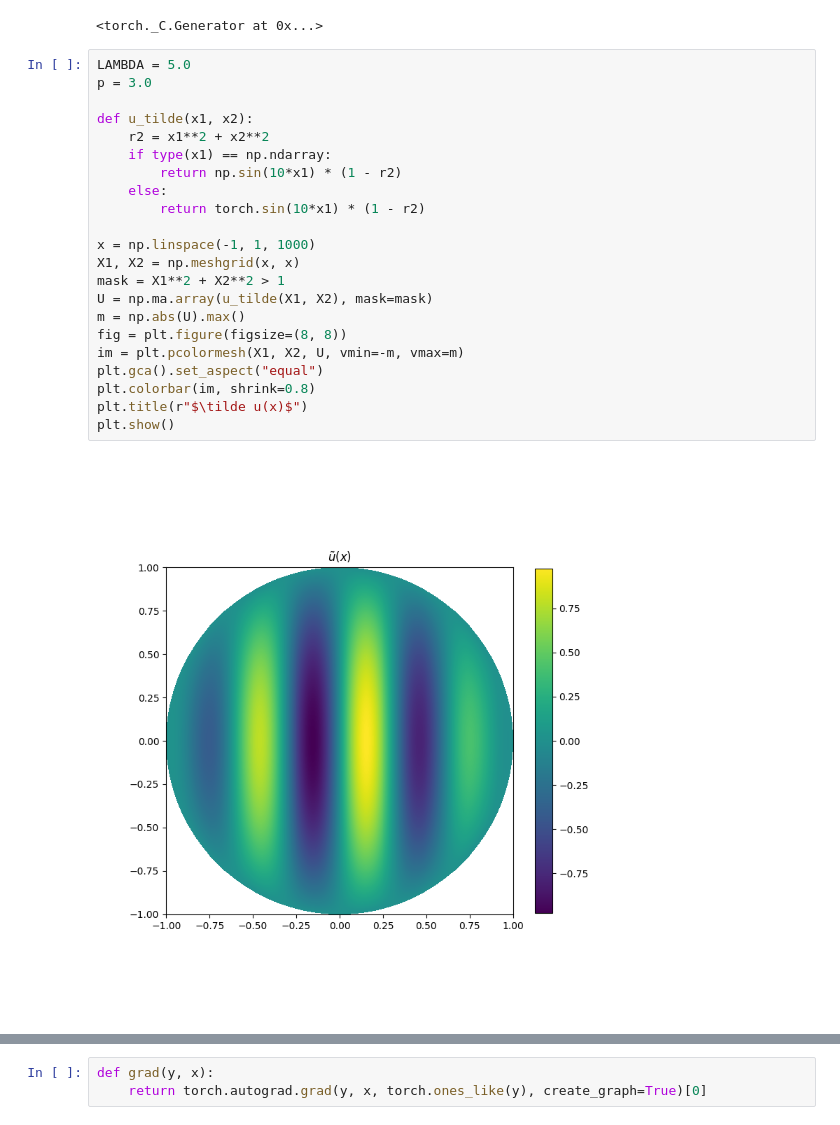
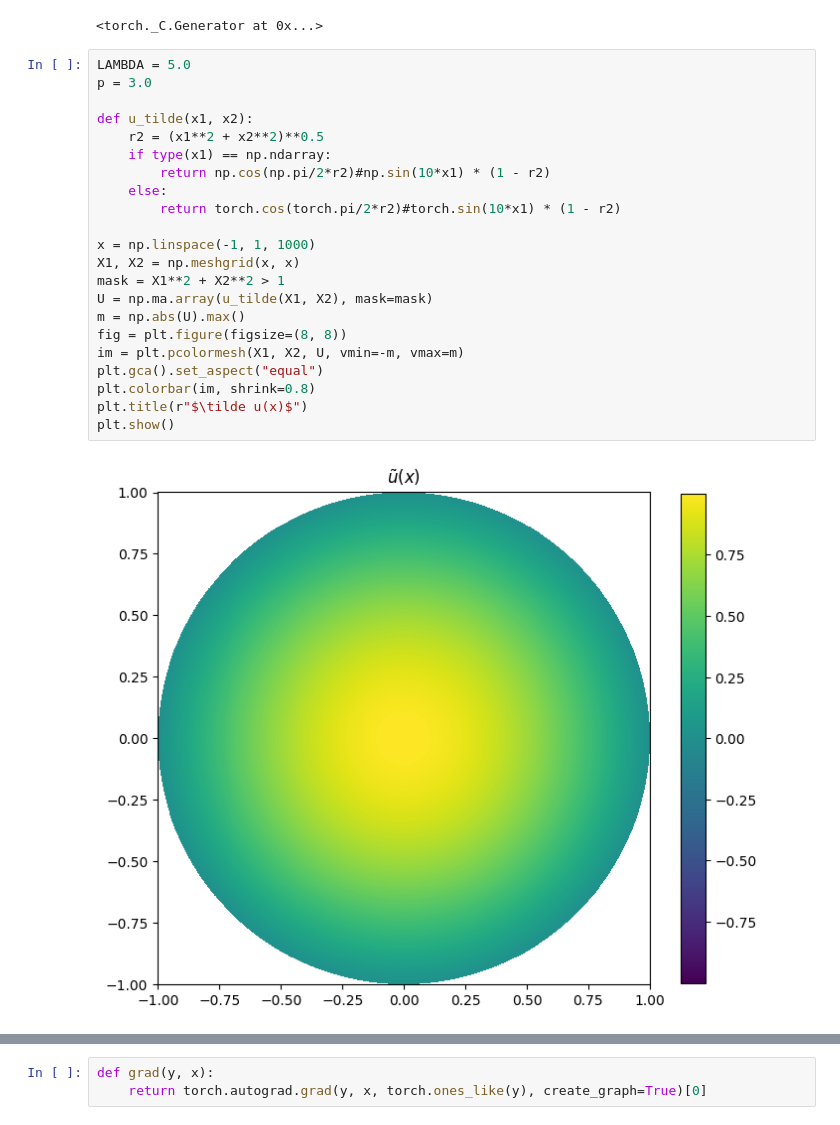
Before and after one commit to pascaltribel/polyharmonic_critic_equation, a Jupyter notebook: biharmonic_circle.ipynb, the cells around one changed output, grey strips where cells are left out. Saved outputs shown, nothing was run; the diff lists cells and outputs as text.

```diff
--- a/biharmonic_circle.ipynb
+++ b/biharmonic_circle.ipynb
@@ -26,25 +26,25 @@ torch.manual_seed(0)
 # %%
 LAMBDA = 5.0
 p = 3.0
 
 def u_tilde(x1, x2):
-    r2 = x1**2 + x2**2
+    r2 = (x1**2 + x2**2)**0.5
     if type(x1) == np.ndarray:
-        return np.sin(10*x1) * (1 - r2)
+        return np.cos(np.pi/2*r2)#np.sin(10*x1) * (1 - r2)
     else:
-        return torch.sin(10*x1) * (1 - r2)
+        return torch.cos(torch.pi/2*r2)#torch.sin(10*x1) * (1 - r2)
 
 x = np.linspace(-1, 1, 1000)
 X1, X2 = np.meshgrid(x, x)
 mask = X1**2 + X2**2 > 1
 U = np.ma.array(u_tilde(X1, X2), mask=mask)
 m = np.abs(U).max()
 fig = plt.figure(figsize=(8, 8))
 im = plt.pcolormesh(X1, X2, U, vmin=-m, vmax=m)
 plt.gca().set_aspect("equal")
 plt.colorbar(im, shrink=0.8)
 plt.title(r"$\tilde u(x)$")
 plt.show()
 # %% [output]
-[figure, old version]
+[figure, new version]
 # %%
```
Also changed, not shown: parts of 9 cells of this notebook, 1 other file.
